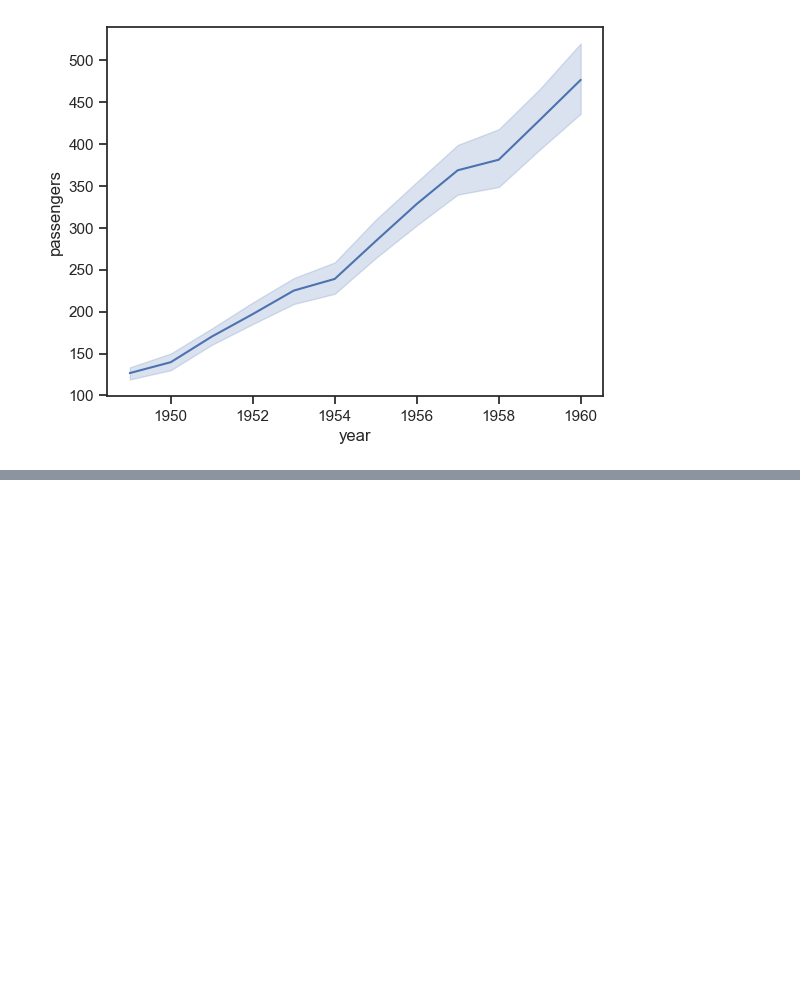
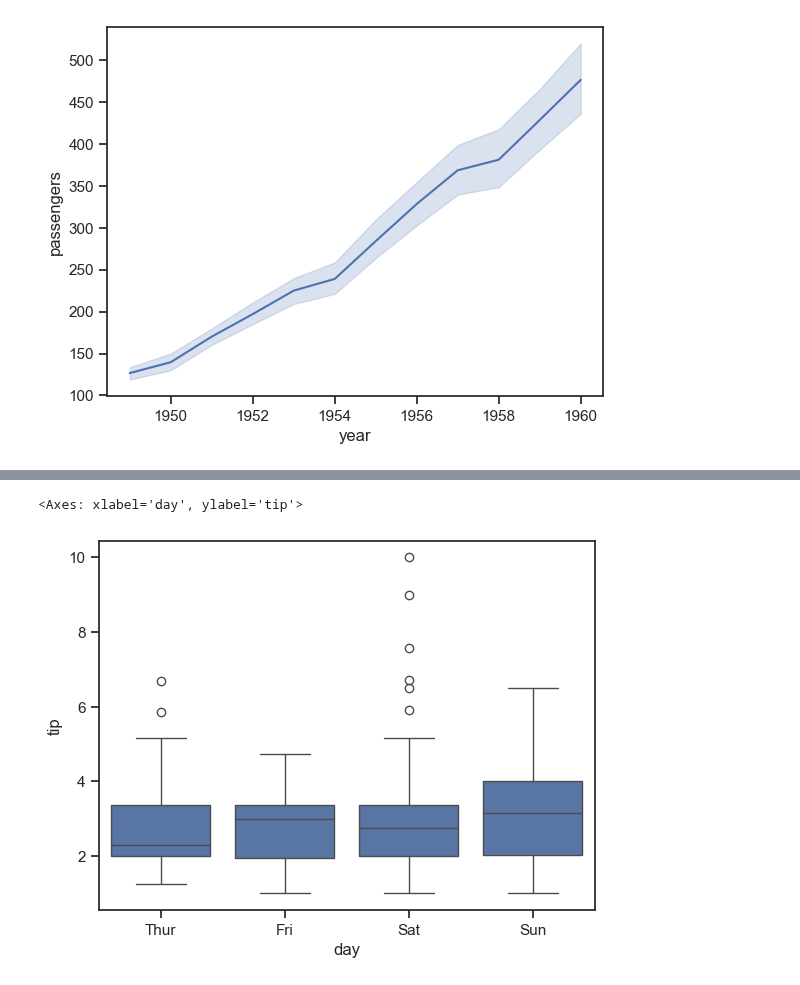
Before and after one commit to MohammedGousemohiyuddinYekkaluru/prime-ai-ml-learning-journey, a Jupyter notebook: Data Visualization/seaborn.ipynb, the cells around one changed output, grey strips where cells are left out. Saved outputs shown, nothing was run; the diff lists cells and outputs as text; code cells hidden in the pictures; blank space fills up the shorter version.

```diff
--- a/Data Visualization/seaborn.ipynb
+++ b/Data Visualization/seaborn.ipynb
@@ -67,0 +79,10 @@ sns.lineplot(
+# %%
+# Box plot
+sns.boxplot(
+    data=tips,
+    x="day",
+    y="tip",
+)
+# %% [output]
+<Axes: xlabel='day', ylabel='tip'>
+[figure, added]
```
Also changed, not shown: parts of 1 cell of this notebook.
